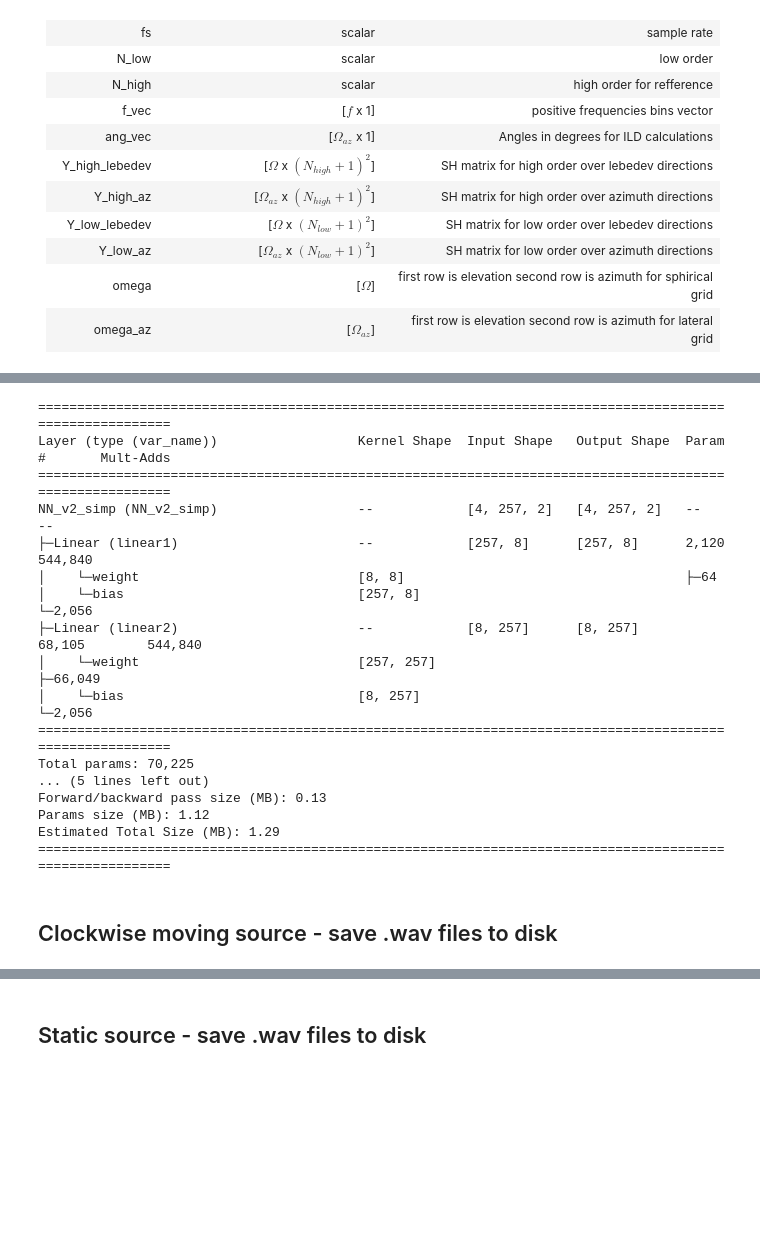
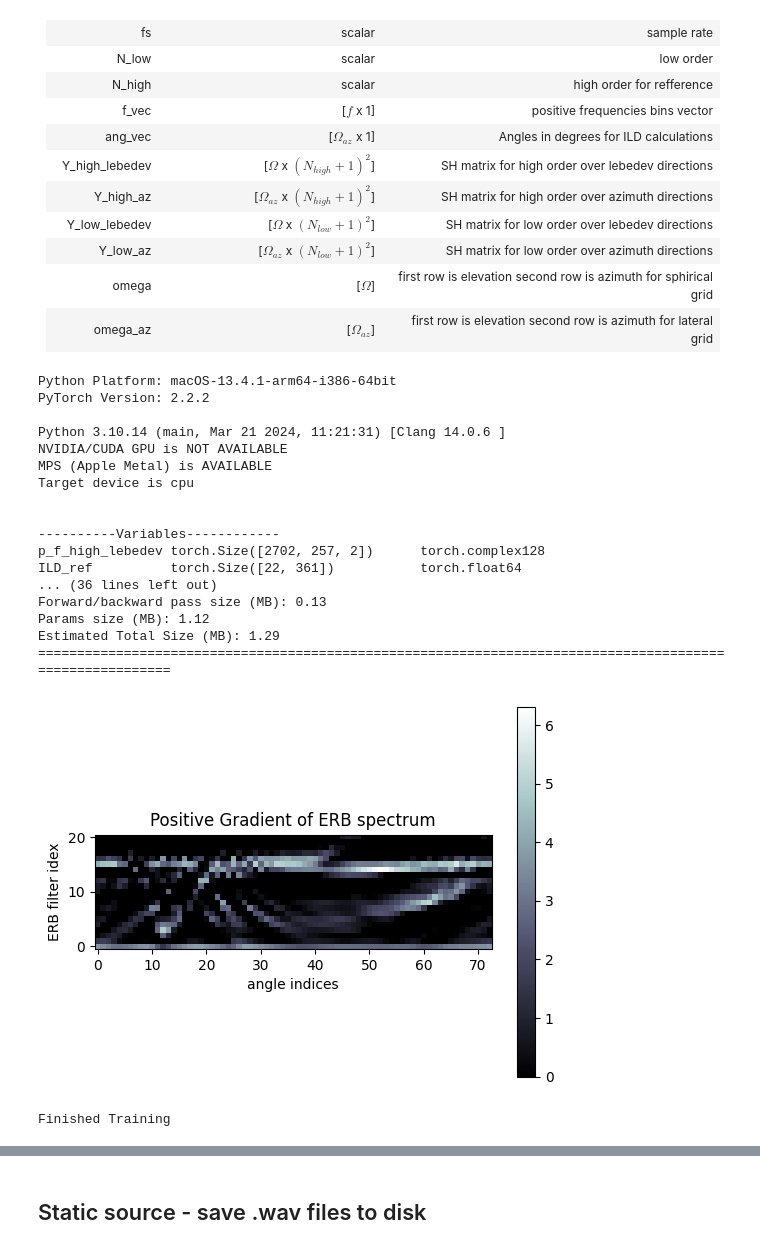
Before and after one commit to OrBerebi/TUB-BGU-colab, a Jupyter notebook: PyTorch/main.ipynb, the cells around one changed output, grey strips where cells are left out. Drawn from its saved outputs; the diff is of its cells as text; code cells hidden in the pictures; blank space fills up the shorter version.

Commit message:
added entries to loss and dynamic source generator

```diff
--- a/PyTorch/main.ipynb
+++ b/PyTorch/main.ipynb
@@ -40,0 +43,39 @@ import sofar as sf
+# %%
+# The following block usees the path_matlab_data to load the data and calculate the iMagLS HRTF coeeftients
+base_dir = os.path.join('..')
+path_matlab_data = os.path.join(
+    base_dir, "matlab_saved_data", "11_04_24", "KU100_HRIR_L2702_N1.mat")
+results_save_path = os.path.join(
+    base_dir, "PyTorch", "results", "23_04_24/")
+lambda_vec=[1,1,1,1,1]
+# lambda_vec[0] - ILD error
+# lambda_vec[1] - MSE error
+# lambda_vec[2] - magnitude error
+# lambda_vec[3] - diff error
+# lambda_vec[4] - colorization error
+
+
+epochs = 100
+Hnm_imls, Hnm_mls, Hnm_high, Y_high_az, Y_low_az,Y_high_lebedev,Y_low_lebedev, fs, omega, omega_az = nn_opt.start(path_matlab_data,
+                                                                                                 results_save_path,epochs,lambda_vec,
+                                                                                                 shutup=False,is_save=False)
+# %% [output]
+Python Platform: macOS-13.4.1-arm64-i386-64bit
+PyTorch Version: 2.2.2
+
+Python 3.10.14 (main, Mar 21 2024, 11:21:31) [Clang 14.0.6 ]
+NVIDIA/CUDA GPU is NOT AVAILABLE
+MPS (Apple Metal) is AVAILABLE
+Target device is cpu
+
+
+----------Variables------------
+p_f_high_lebedev torch.Size([2702, 257, 2])      torch.complex128
+ILD_ref          torch.Size([22, 361])           torch.float64
+... (36 lines left out)
+Forward/backward pass size (MB): 0.13
+Params size (MB): 1.12
+Estimated Total Size (MB): 1.29
+=========================================================================================================
+[figure, added]
+Finished Training
@@ -41,32 +87,14 @@ import sofar as sf
 # %%
+# This one works well, don't touch
+
 # The following block usees the path_matlab_data to load the data and calculate the iMagLS HRTF coeeftients
 base_dir = os.path.join('..')
 path_matlab_data = os.path.join(
     base_dir, "matlab_saved_data", "11_04_24", "KU100_HRIR_L2702_N1.mat")
 results_save_path = os.path.join(
     base_dir, "PyTorch", "results", "10_04_24/")
-lambda_vec=[2,1,1,1.5]
+lambda_vec=[2,1,1,1.5,0]
 epochs = 100
 Hnm_imls, Hnm_mls, Hnm_high, Y_high_az, Y_low_az,Y_high_lebedev,Y_low_lebedev, fs, omega, omega_az = nn_opt.start(path_matlab_data,
                                                                                                  results_save_path,epochs,lambda_vec,
                                                                                                  shutup=True,is_save=False)
-# %% [output]
-=========================================================================================================
-Layer (type (var_name))                  Kernel Shape  Input Shape   Output Shape  Param #       Mult-Adds
-=========================================================================================================
-NN_v2_simp (NN_v2_simp)                  --            [4, 257, 2]   [4, 257, 2]   --            --
-├─Linear (linear1)                       --            [257, 8]      [257, 8]      2,120         544,840
-│    └─weight                            [8, 8]                                    ├─64
-│    └─bias                              [257, 8]                                  └─2,056
-├─Linear (linear2)                       --            [8, 257]      [8, 257]      68,105        544,840
-│    └─weight                            [257, 257]                                ├─66,049
-│    └─bias                              [8, 257]                                  └─2,056
-=========================================================================================================
-Total params: 70,225
-... (5 lines left out)
-Forward/backward pass size (MB): 0.13
-Params size (MB): 1.12
-Estimated Total Size (MB): 1.29
-=========================================================================================================
-# %% [markdown]
-## Clockwise moving source - save .wav files to disk
```
Also changed, not shown: parts of 9 cells of this notebook, 19 other files.
